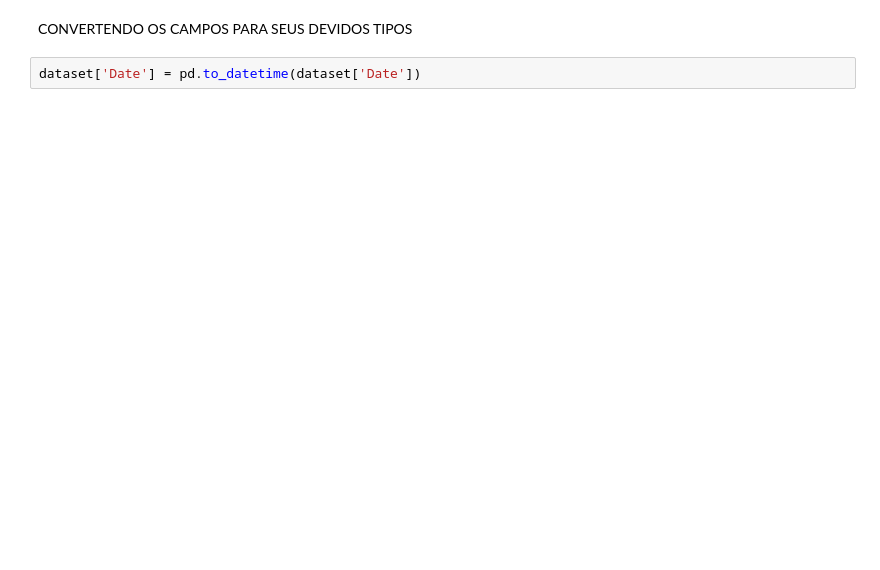
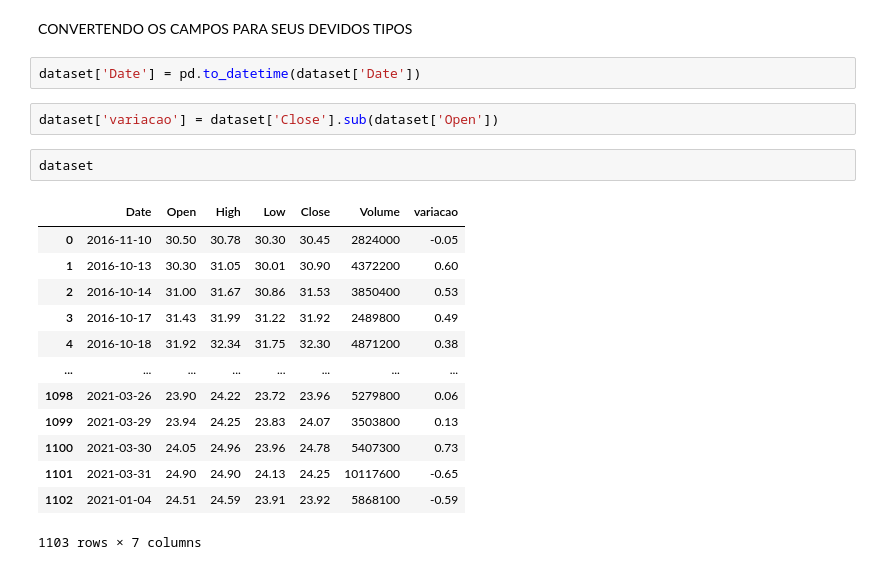
Before and after one commit to petersonrs/repo, a Jupyter notebook: analise_bbse.ipynb, the cells around one changed output. Saved outputs shown, nothing was run; the diff lists cells and outputs as text; blank space fills up the shorter version.

```diff
--- a/analise_bbse.ipynb
+++ b/analise_bbse.ipynb
@@ -35,3 +45,21 @@ memory usage: 51.8+ KB
 CONVERTENDO OS CAMPOS PARA SEUS DEVIDOS TIPOS
 # %%
 dataset['Date'] = pd.to_datetime(dataset['Date'])
+# %%
+dataset['variacao'] = dataset['Close'].sub(dataset['Open'])
+# %%
+dataset
+# %% [output]
+|  | Date | Open | High | Low | Close | Volume | variacao |
+| 0 | 2016-11-10 | 30.50 | 30.78 | 30.30 | 30.45 | 2824000 | -0.05 |
+| 1 | 2016-10-13 | 30.30 | 31.05 | 30.01 | 30.90 | 4372200 | 0.60 |
+| 2 | 2016-10-14 | 31.00 | 31.67 | 30.86 | 31.53 | 3850400 | 0.53 |
+| 3 | 2016-10-17 | 31.43 | 31.99 | 31.22 | 31.92 | 2489800 | 0.49 |
+| 4 | 2016-10-18 | 31.92 | 32.34 | 31.75 | 32.30 | 4871200 | 0.38 |
+| ... | ... | ... | ... | ... | ... | ... | ... |
+| 1098 | 2021-03-26 | 23.90 | 24.22 | 23.72 | 23.96 | 5279800 | 0.06 |
+| 1099 | 2021-03-29 | 23.94 | 24.25 | 23.83 | 24.07 | 3503800 | 0.13 |
+| 1100 | 2021-03-30 | 24.05 | 24.96 | 23.96 | 24.78 | 5407300 | 0.73 |
+| 1101 | 2021-03-31 | 24.90 | 24.90 | 24.13 | 24.25 | 10117600 | -0.65 |
+| 1102 | 2021-01-04 | 24.51 | 24.59 | 23.91 | 23.92 | 5868100 | -0.59 |
+1103 rows × 7 columns
```
Also changed, not shown: parts of 3 cells of this notebook.
